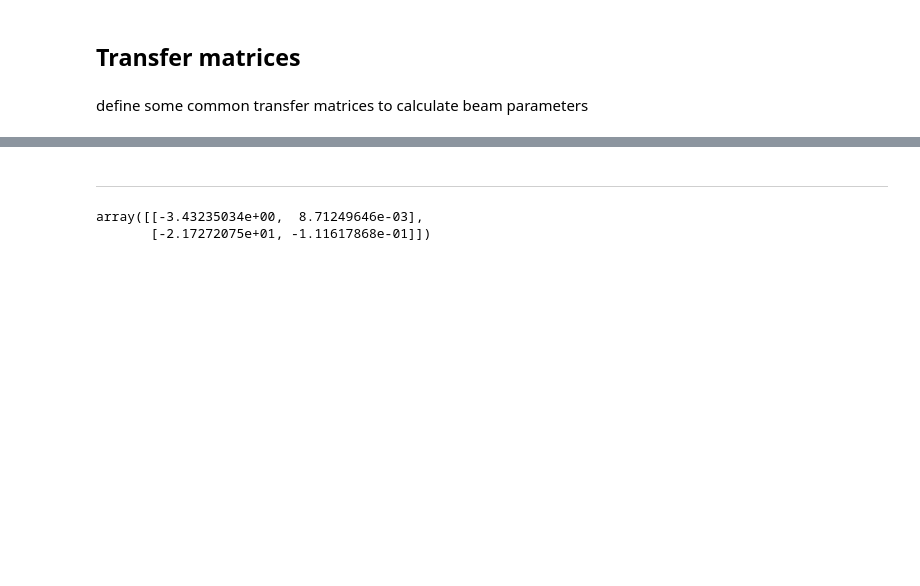
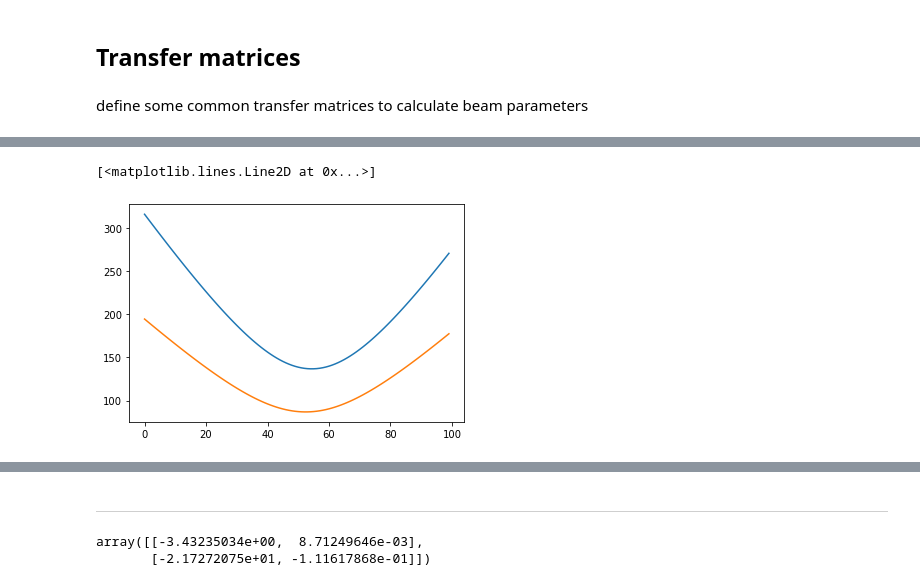
Before and after one commit to JianhuiL/Gaussian_Optics, a Jupyter notebook: Doubling Cavity jh.ipynb, the cells around one changed output, grey strips where cells are left out. Saved outputs shown, nothing was run; the diff lists cells and outputs as text; code cells hidden in the pictures; blank space fills up the shorter version.

```diff
--- a/Doubling Cavity jh.ipynb
+++ b/Doubling Cavity jh.ipynb
@@ -222,7 +304,7 @@ for focus_spot in focus_scan750:
     m6 = Reflection(0.1,axis = 'h',fold = 23)
     m7 = Propagate(0.045)
     m8 = Refraction(n_air,n_crystal)
-    m9 = Propagate(0.01)
+    m9 = Propagate(0.01,n=n_crystal)
     matrix = m9*m8*m7*m6*m5*m4*m3*m2*m1
     q_f = Gaussian_transfer(q_i, matrix)
     q_list750.append(q_f)
@@ -250,7 +332,7 @@ for focus_spot in focus_scan500:
     m6 = Reflection(0.1,axis = 'h',fold = 23)
     m7 = Propagate(0.045)
     m8 = Refraction(n_air,n_crystal)
-    m9 = Propagate(0.01)
+    m9 = Propagate(0.01,n=n_crystal)
     matrix = m9*m8*m7*m6*m5*m4*m3*m2*m1
     q_f = Gaussian_transfer(q_i, matrix)
     q_list500.append(q_f)
@@ -261,7 +343,14 @@ wl = 1.087e-6
 n_air = 1
 n_crystal = 1.747
 waist_start = 1.6e-3/2
-
-focus = 400e-3
+l1 = 0.138
+l2 = 0.136
+l3 = 0.11
+lc = 0.02
+fold = 23
+focus = 500e-3
+radius = 0.1
+n_air = 1
+n_crystal = 1.747
 focus_scan400 = np.linspace(focus-focus/2, focus + focus/2,100)
 q_i = Gaussian(position = True, wl = wl, n= n_air, waist = waist_start, z = 100e-3)
@@ -268,3 +370,9 @@ q_i = Gaussian(position = True, wl = wl, n= n_air, waist = waist_start, z = 100e
+# %%
+plt.plot(waist_list_h*2/1e-6)
+plt.plot(waist_list_v*2/1e-6)
+# %% [output]
+[<matplotlib.lines.Line2D at 0x...>]
+[figure, added]
 # %%
 q_list400 = []
 waist_list400 = []
```
Also changed, not shown: parts of 23 cells of this notebook, 1 other file.
